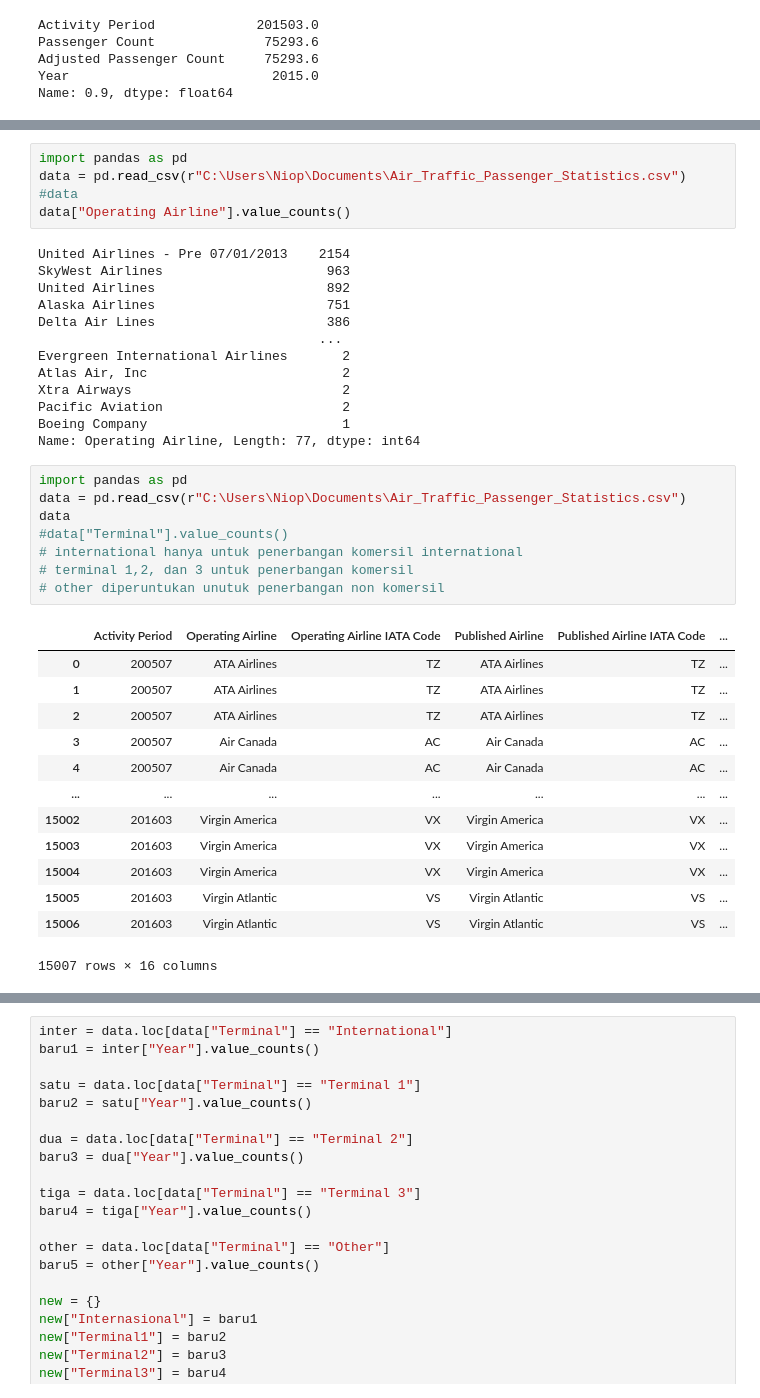
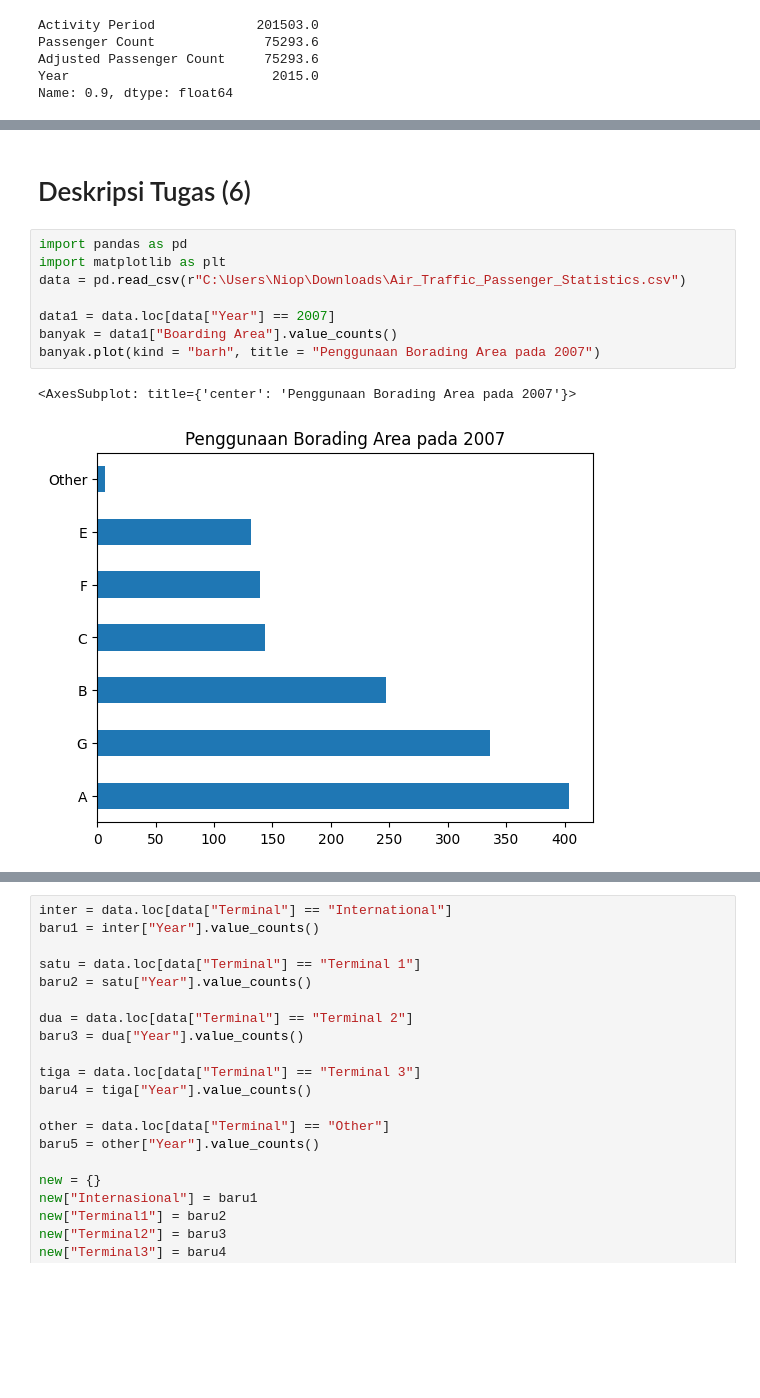
Before and after one commit to steaktoaster/Tubespandas, a Jupyter notebook: TUBEs.ipynb, the cells around one changed output, grey strips where cells are left out. Drawn from its saved outputs; the diff is of its cells as text; blank space fills up the shorter version.

```diff
--- a/TUBEs.ipynb
+++ b/TUBEs.ipynb
@@ -92,43 +159,16 @@ maximum = data.max()
 maximum ["Activity Period"]
 # %% [output]
 201603
+# %% [markdown]
+# Deskripsi Tugas (6)
 # %%
 import pandas as pd
-data = pd.read_csv(r"C:\Users\Niop\Documents\Air_Traffic_Passenger_Statistics.csv")
-#data
-data["Operating Airline"].value_counts()
+import matplotlib as plt
+data = pd.read_csv(r"C:\Users\Niop\Downloads\Air_Traffic_Passenger_Statistics.csv")
+
+data1 = data.loc[data["Year"] == 2007]
+banyak = data1["Boarding Area"].value_counts()
+banyak.plot(kind = "barh", title = "Penggunaan Borading Area pada 2007")
 # %% [output]
-United Airlines - Pre 07/01/2013    2154
-SkyWest Airlines                     963
-United Airlines                      892
-Alaska Airlines                      751
-Delta Air Lines                      386
-                                    ...
-Evergreen International Airlines       2
-Atlas Air, Inc                         2
-Xtra Airways                           2
-Pacific Aviation                       2
-Boeing Company                         1
-Name: Operating Airline, Length: 77, dtype: int64
+<AxesSubplot: title={'center': 'Penggunaan Borading Area pada 2007'}>
+[figure, added]
-# %%
-import pandas as pd
-data = pd.read_csv(r"C:\Users\Niop\Documents\Air_Traffic_Passenger_Statistics.csv")
-data
-#data["Terminal"].value_counts()
-# international hanya untuk penerbangan komersil international
-# terminal 1,2, dan 3 untuk penerbangan komersil
-# other diperuntukan unutuk penerbangan non komersil
-# %% [output]
-|  | Activity Period | Operating Airline | Operating Airline IATA Code | Published Airline | Published Airline IATA Code | ... |
-| 0 | 200507 | ATA Airlines | TZ | ATA Airlines | TZ | ... |
-| 1 | 200507 | ATA Airlines | TZ | ATA Airlines | TZ | ... |
-| 2 | 200507 | ATA Airlines | TZ | ATA Airlines | TZ | ... |
-| 3 | 200507 | Air Canada | AC | Air Canada | AC | ... |
-| 4 | 200507 | Air Canada | AC | Air Canada | AC | ... |
-| ... | ... | ... | ... | ... | ... | ... |
-| 15002 | 201603 | Virgin America | VX | Virgin America | VX | ... |
-| 15003 | 201603 | Virgin America | VX | Virgin America | VX | ... |
-| 15004 | 201603 | Virgin America | VX | Virgin America | VX | ... |
-| 15005 | 201603 | Virgin Atlantic | VS | Virgin Atlantic | VS | ... |
-| 15006 | 201603 | Virgin Atlantic | VS | Virgin Atlantic | VS | ... |
-15007 rows × 16 columns
```
Also changed, not shown: parts of 22 cells of this notebook.
